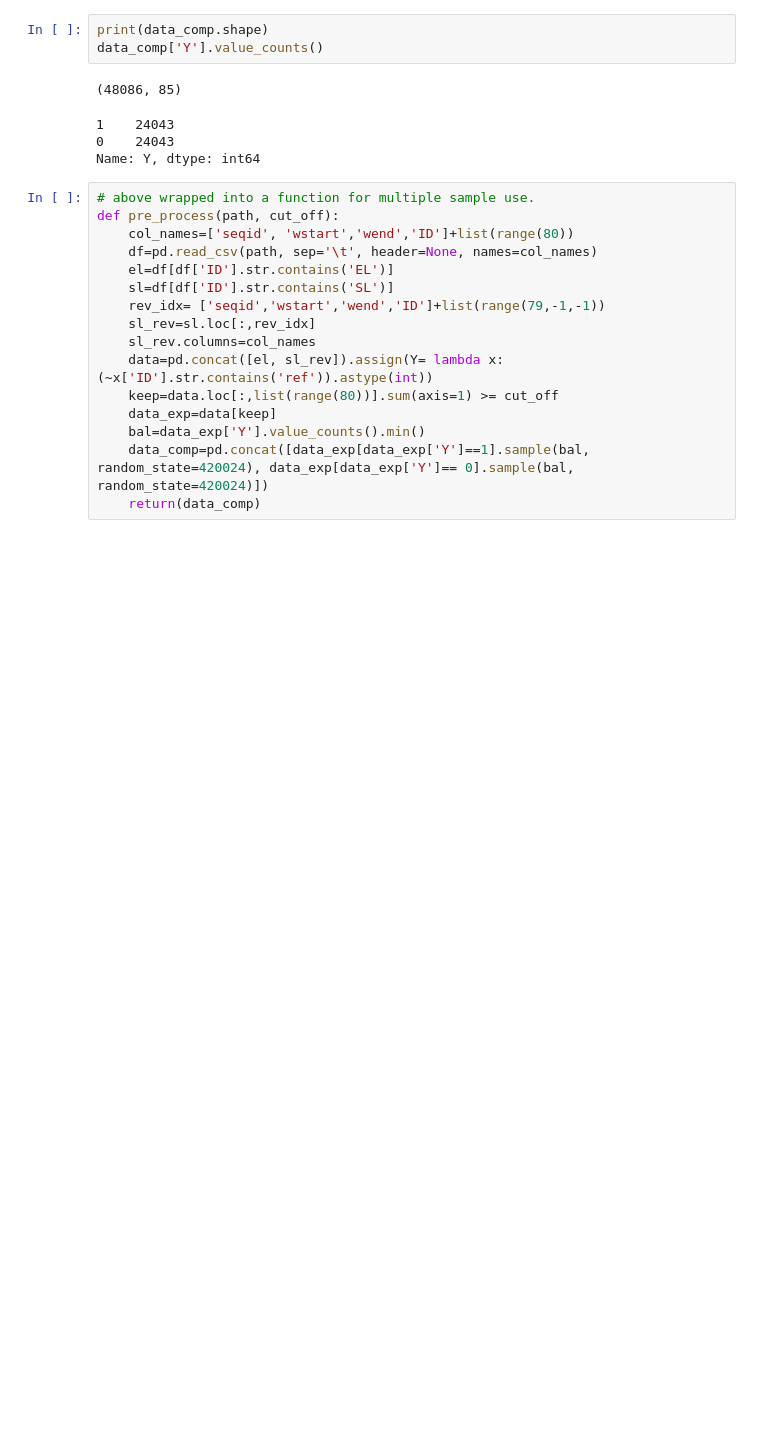
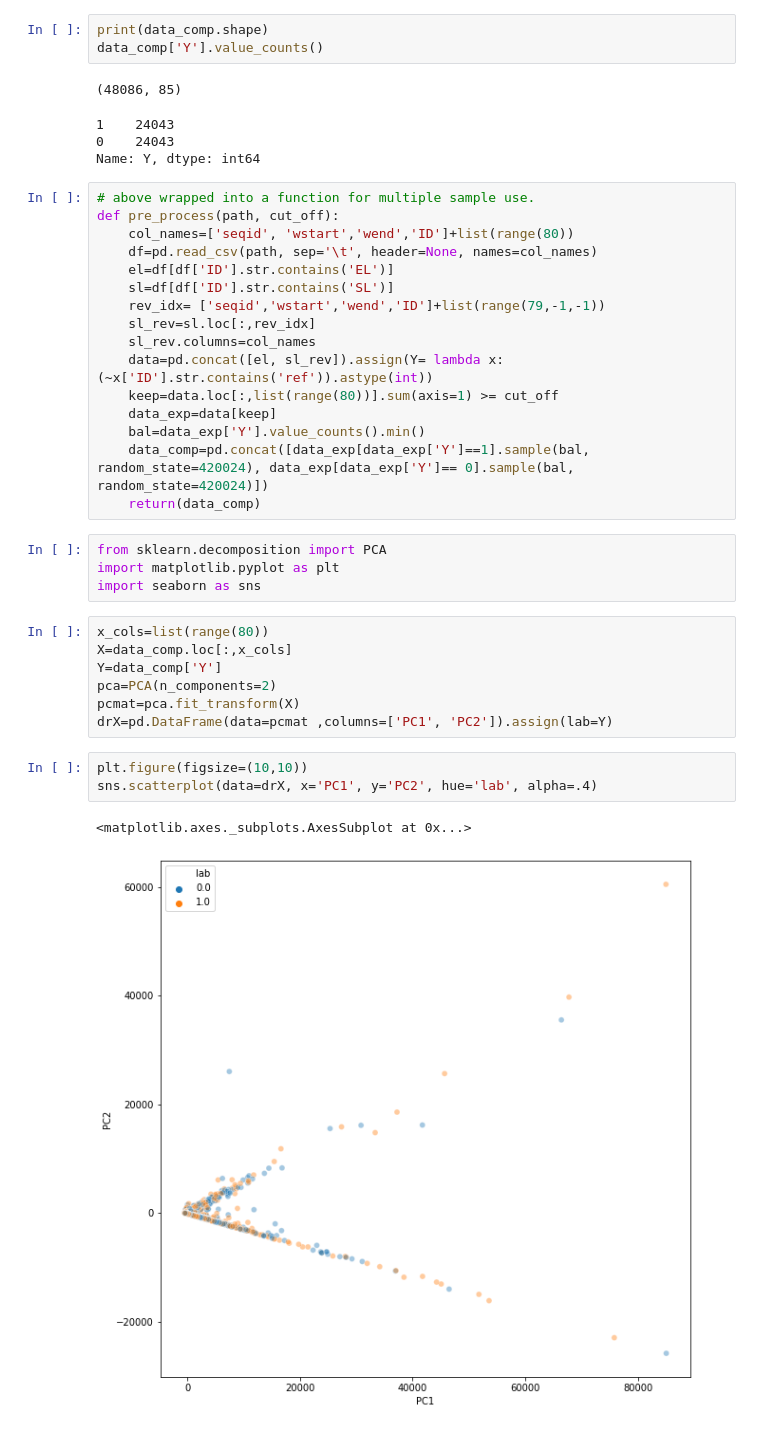
Before and after one commit to vinay-swamy/eyesplice_predictor, a Jupyter notebook: notebooks/explore_data.ipynb, the cells around one changed output. Cells and saved outputs as stored; diff of their text form; blank space fills up the shorter version.

```diff
--- a/notebooks/explore_data.ipynb
+++ b/notebooks/explore_data.ipynb
@@ -74,3 +77,20 @@ def pre_process(path, cut_off):
     bal=data_exp['Y'].value_counts().min()
     data_comp=pd.concat([data_exp[data_exp['Y']==1].sample(bal, random_state=420024), data_exp[data_exp['Y']== 0].sample(bal, random_state=420024)])
     return(data_comp)
+# %%
+from sklearn.decomposition import PCA
+import matplotlib.pyplot as plt
+import seaborn as sns
+# %%
+x_cols=list(range(80))
+X=data_comp.loc[:,x_cols]
+Y=data_comp['Y']
+pca=PCA(n_components=2)
+pcmat=pca.fit_transform(X)
+drX=pd.DataFrame(data=pcmat ,columns=['PC1', 'PC2']).assign(lab=Y)
+# %%
+plt.figure(figsize=(10,10))
+sns.scatterplot(data=drX, x='PC1', y='PC2', hue='lab', alpha=.4)
+# %% [output]
+<matplotlib.axes._subplots.AxesSubplot at 0x...>
+[figure, added]
```
Also changed, not shown: parts of 7 cells of this notebook, 1 other file.
